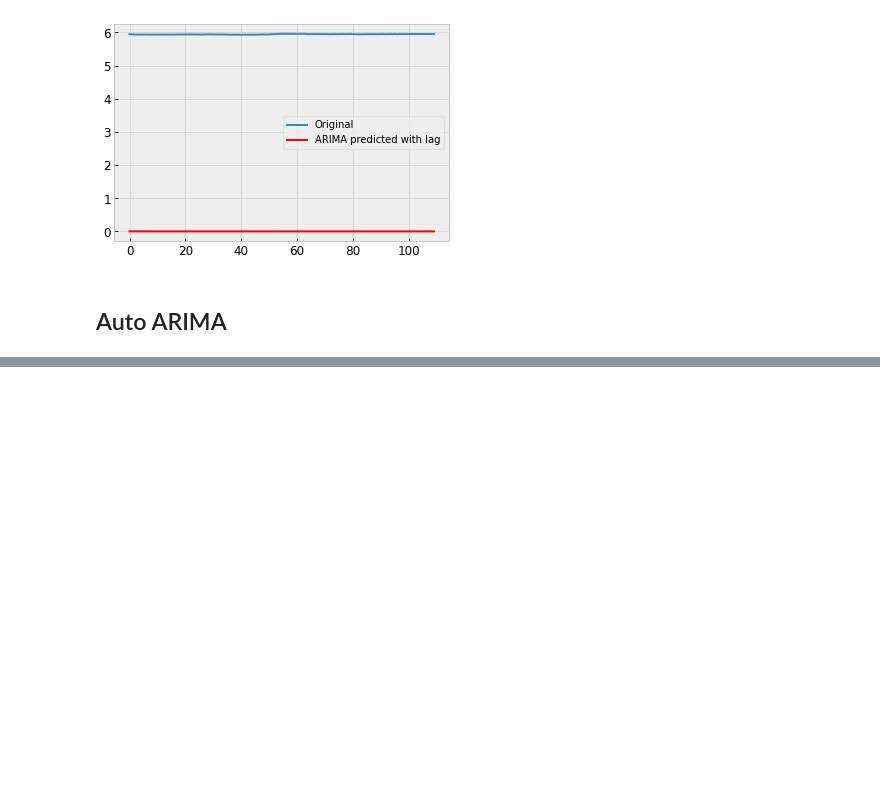
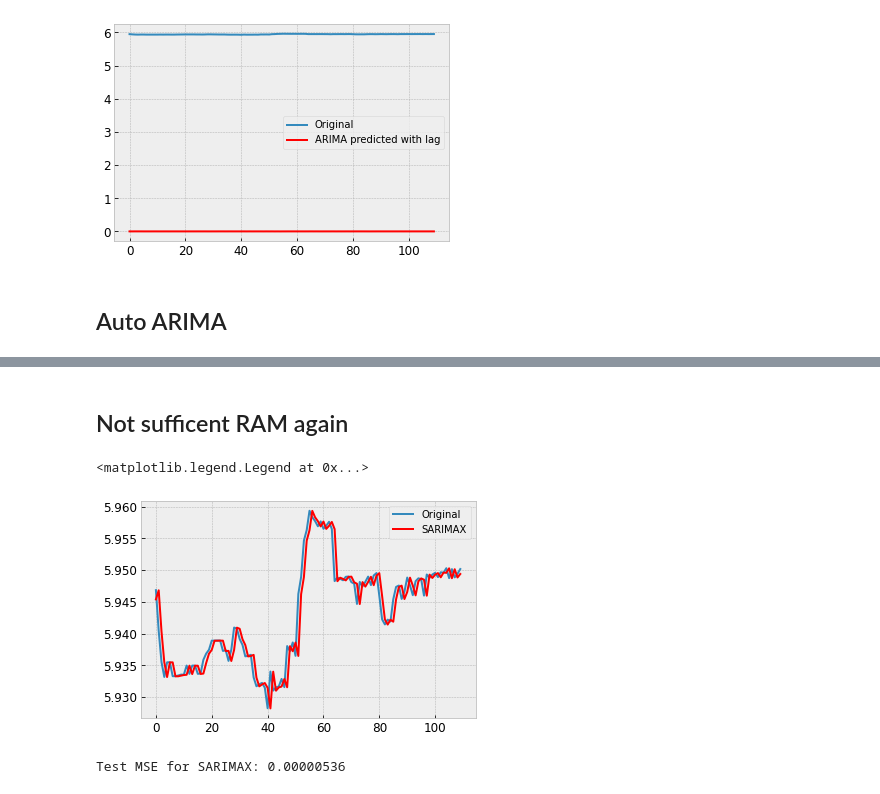
Before and after one commit to aburak256/Currency-with-Twitter, a Jupyter notebook: Project.ipynb, the cells around one changed output, grey strips where cells are left out. Drawn from its saved outputs; the diff is of its cells as text; code cells hidden in the pictures; blank space fills up the shorter version.

Commit message:
After SARIMAX

```diff
--- a/Project.ipynb
+++ b/Project.ipynb
@@ -575,0 +602,31 @@ array([5.9453717 , 5.94680156, 5.94034156, 5.93546141, 5.93312156,
+# %% [markdown]
+## Not sufficent RAM again
+# %%
+from statsmodels.tsa.statespace.sarimax import SARIMAX
+
+# Walk throught the test data, training and predicting 1 day ahead for all the test data
+index = len(df_training)
+yhat = list()
+for t in tqdm(range(len(df_test.Rate))):
+    temp_train = exchange_rate[:len(df_training)+t]
+    model = SARIMAX(temp_train.Rate, order=(1, 0, 0), seasonal_order=(0, 0, 0, 3))
+    model_fit = model.fit(disp=False)
+    predictions = model_fit.predict(start=len(temp_train), end=len(temp_train), dynamic=False)
+    yhat = yhat + [predictions]
+
+yhat = pd.concat(yhat)
+resultsDict['SARIMAX'] = evaluate(df_test.Rate, yhat.values)
+predictionsDict['SARIMAX'] = yhat.values
+# %%
+
+plt.plot(df_test.Rate.values , label='Original')
+plt.plot(yhat.values,color='red',label='SARIMAX')
+plt.legend()
+# %% [output]
+<matplotlib.legend.Legend at 0x...>
+[figure, added]
+# %%
+error = mean_squared_error(df_test.Rate, yhat.values)
+print('Test MSE for SARIMAX: %.8f' % error)
+# %% [output]
+Test MSE for SARIMAX: 0.00000536
```
Also changed, not shown: parts of 9 cells of this notebook.
